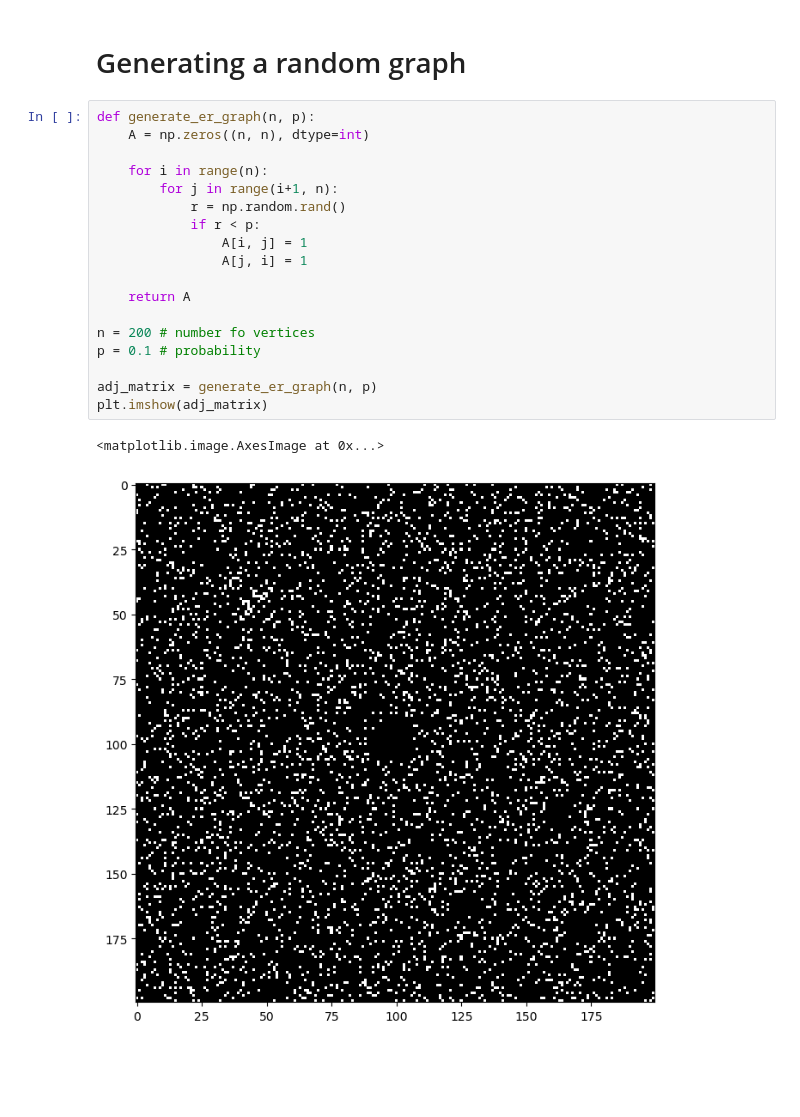
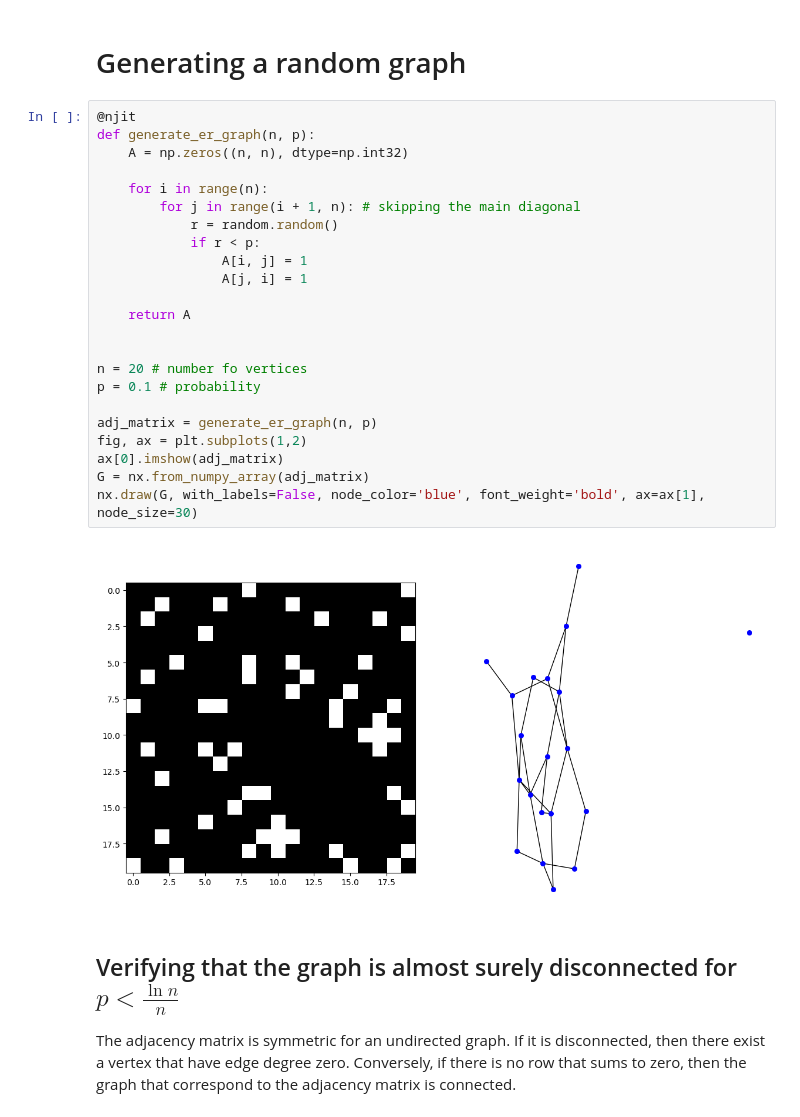
Before and after one commit to SunAndClouds/ComplexSystems, a Jupyter notebook: Lab3.ipynb, the cells around one changed output. Saved outputs shown, nothing was run; the diff lists cells and outputs as text; blank space fills up the shorter version.

```diff
--- a/Lab3.ipynb
+++ b/Lab3.ipynb
@@ -154,23 +155,31 @@ The modularity is close to 1 which indicates that it is "obvious" that there are
 # %% [markdown]
 # Generating a random graph
 # %%
+@njit
 def generate_er_graph(n, p):
-    A = np.zeros((n, n), dtype=int)
+    A = np.zeros((n, n), dtype=np.int32)
 
     for i in range(n):
-        for j in range(i+1, n):
-            r = np.random.rand()
+        for j in range(i + 1, n): # skipping the main diagonal
+            r = random.random()
             if r < p:
                 A[i, j] = 1
                 A[j, i] = 1
 
     return A
 
-n = 200 # number fo vertices
+
+n = 20 # number fo vertices
 p = 0.1 # probability
 
 adj_matrix = generate_er_graph(n, p)
-plt.imshow(adj_matrix)
+fig, ax = plt.subplots(1,2)
+ax[0].imshow(adj_matrix)
+G = nx.from_numpy_array(adj_matrix)
+nx.draw(G, with_labels=False, node_color='blue', font_weight='bold', ax=ax[1], node_size=30)
 # %% [output]
-<matplotlib.image.AxesImage at 0x...>
-[figure, old version]
+[figure, new version]
+# %% [markdown]
+## Verifying that the graph is almost surely disconnected for $p < \frac{\ln n}{n}$
+The adjacency matrix is symmetric for an undirected graph. If it is disconnected, then there exist a vertex that have edge degree zero.
+Conversely, if there is no row that sums to zero, then the graph that correspond to the adjacency matrix is connected.
```
Also changed, not shown: parts of 9 cells of this notebook.
